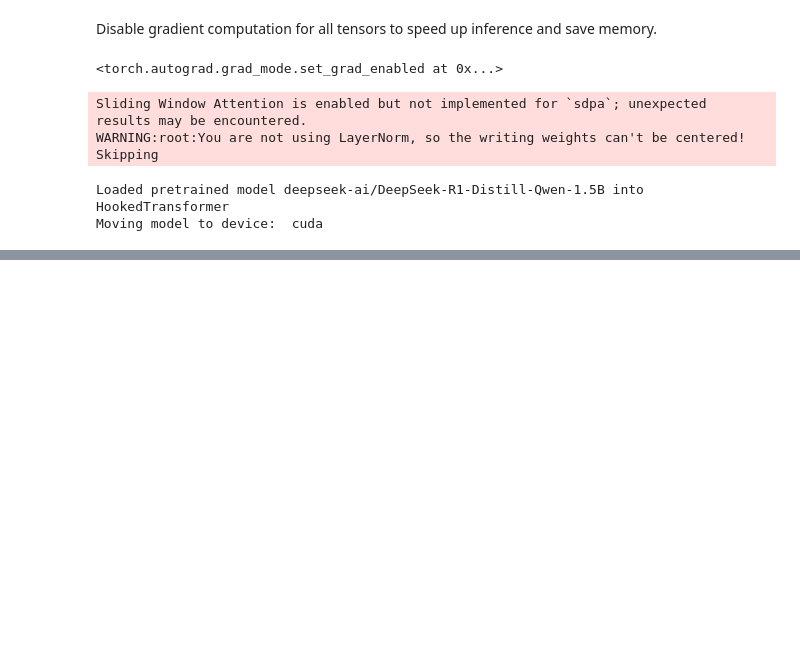
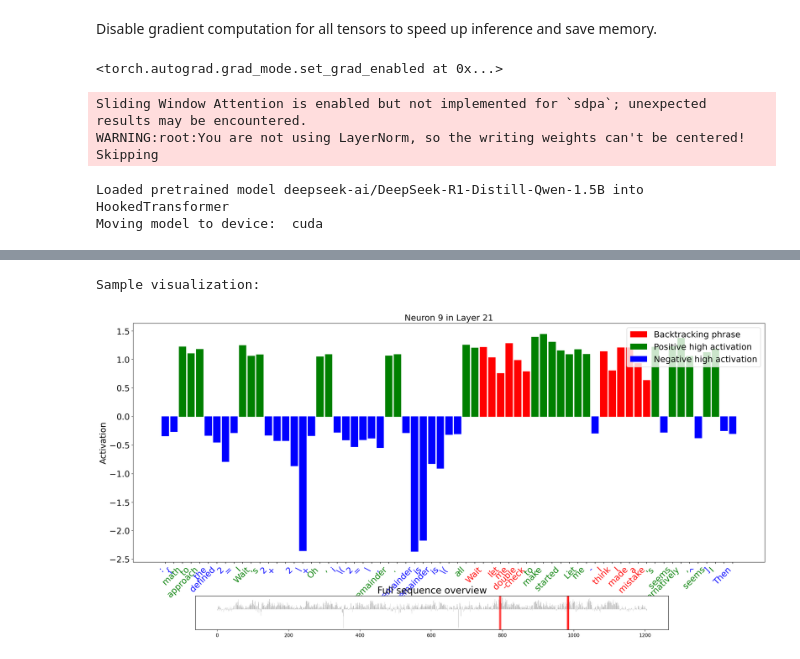
Before and after one commit to uzaymacar/understanding-reasoning-models, a Jupyter notebook: analyze.ipynb, the cells around one changed output, grey strips where cells are left out. Saved outputs shown, nothing was run; the diff lists cells and outputs as text; code cells hidden in the pictures; blank space fills up the shorter version.

```diff
--- a/analyze.ipynb
+++ b/analyze.ipynb
@@ -663,0 +54,6 @@ def ablate_neurons_and_test(model, top_neurons, test_problems, device):
+# %%
+with open("backtracking_dataset_n=1000.json", "r") as f: examples = json.load(f)
+examples = [x for x in examples if x["has_backtracking"] and x["is_correct"] and "i think i made a mistake" in x["generated_cot"].lower()]
+examples.sort(key=lambda x: len(x["generated_cot"]))
+example = examples[0]["generated_cot"]
+pprint(example[0: 512])
@@ -663,0 +71,4 @@ def ablate_neurons_and_test(model, top_neurons, test_problems, device):
+# %%
+analysis = run_analysis("math_cot_results_t=0.6_mnt=1500_tp=0.92.json")
+# analysis = run_analysis("math_cot_results_t=0.7_mnt=1800_tp=0.92.json")
+# analysis = run_analysis("math_cot_results_t=0.8_mnt=3600_tp=0.92.json")
@@ -663,0 +263,2 @@ def ablate_neurons_and_test(model, top_neurons, test_problems, device):
+# %%
+neuron_analysis = identify_backtracking_neurons(model=model, json_file_path="backtracking_dataset_n=1000.json", top_k=1000)
@@ -663,0 +268,4 @@ def ablate_neurons_and_test(model, top_neurons, test_problems, device):
+# %%
+print("Top 1000 neurons associated with backtracking:")
+for i, neuron in enumerate(neuron_analysis['top_neurons'][:1000]):
+    print(f"{i+1}. Layer {neuron['layer']}, Neuron {neuron['neuron']}: Effect size = {neuron['effect_size']:.4f}, AUC = {neuron['auc']:.4f}")
@@ -663,0 +527,9 @@ def ablate_neurons_and_test(model, top_neurons, test_problems, device):
+# %%
+fig = visualize_neuron_activations(
+    model=model,
+    neuron_info_list=[{'layer': 21, 'neuron': 9}],
+    examples=[example]
+)
+# %% [output]
+Sample visualization:
+[figure, added]
```
Also changed, not shown: parts of 42 cells of this notebook, 3 other files.
